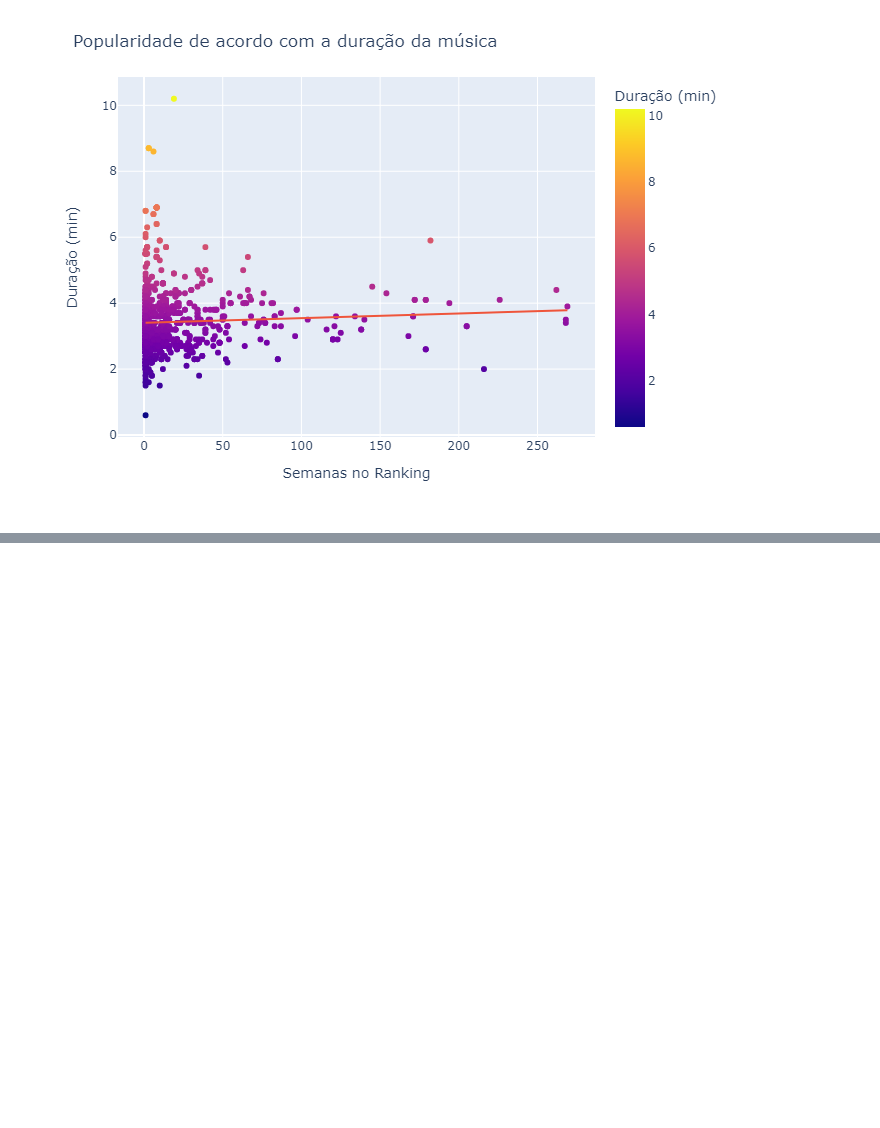
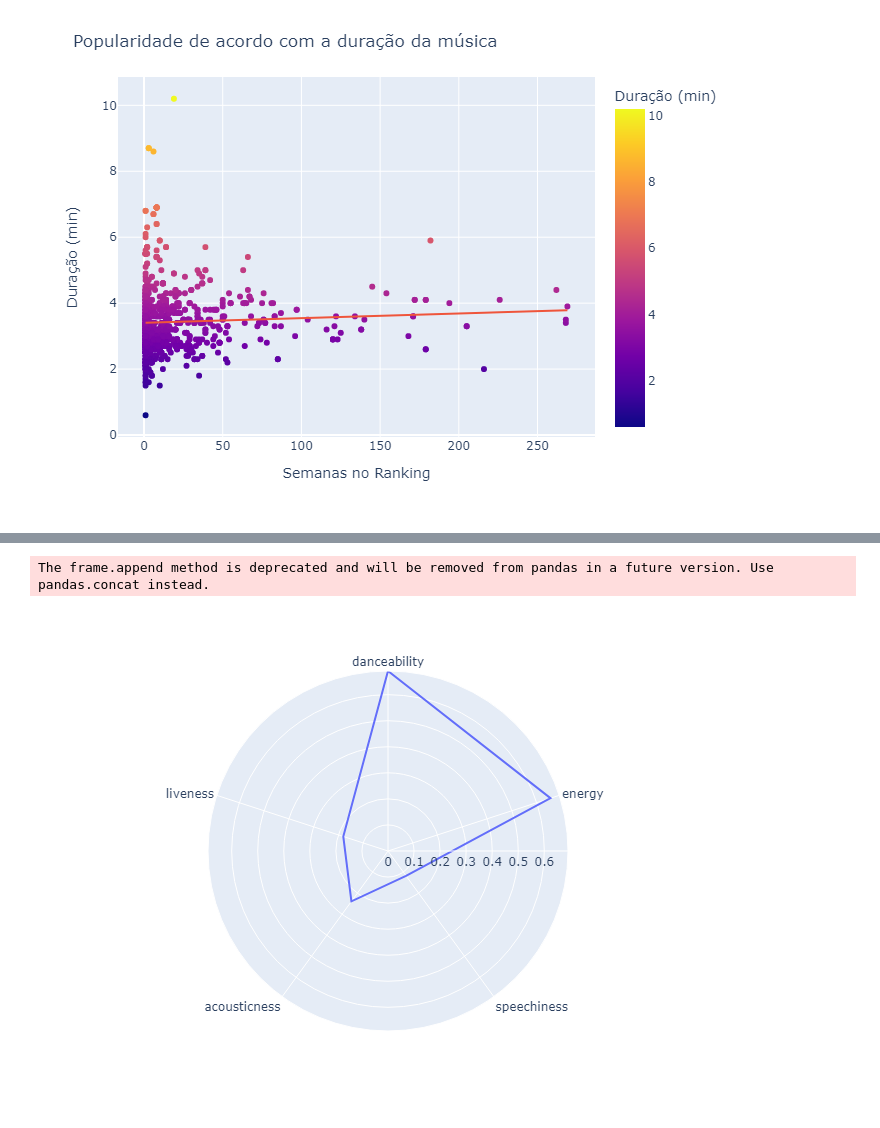
Before and after one commit to Tomoharuu/SpotifyTopSongsTest, a Jupyter notebook: Spotify_Songs_Analytics_Github_Version.ipynb, the cells around one changed output, grey strips where cells are left out. Saved outputs shown, nothing was run; the diff lists cells and outputs as text; code cells hidden in the pictures; blank space fills up the shorter version.

Commit message:
Radar chart Test

```diff
--- a/Spotify_Songs_Analytics_Github_Version.ipynb
+++ b/Spotify_Songs_Analytics_Github_Version.ipynb
@@ -140,3 +140,6 @@ grafico4.update_layout(title_text='Popularidade de acordo com a duração da mú
 grafico4.show("png")
 # %% [output]
 [figure]
+# %%
+media_teste = df2[['danceability', 'energy', 'speechiness', 'acousticness', 'liveness']].mean(). reset_index()
+media_teste
@@ -142,0 +153,6 @@ grafico4.show("png")
+# %%
+grafico5 = px.line_polar(media_teste, r=0, theta='index', line_close = True)
+grafico5.show("png")
+# %% [output]
+The frame.append method is deprecated and will be removed from pandas in a future version. Use pandas.concat instead.
+[figure, added]
```
Also changed, not shown: parts of 1 cell of this notebook.
